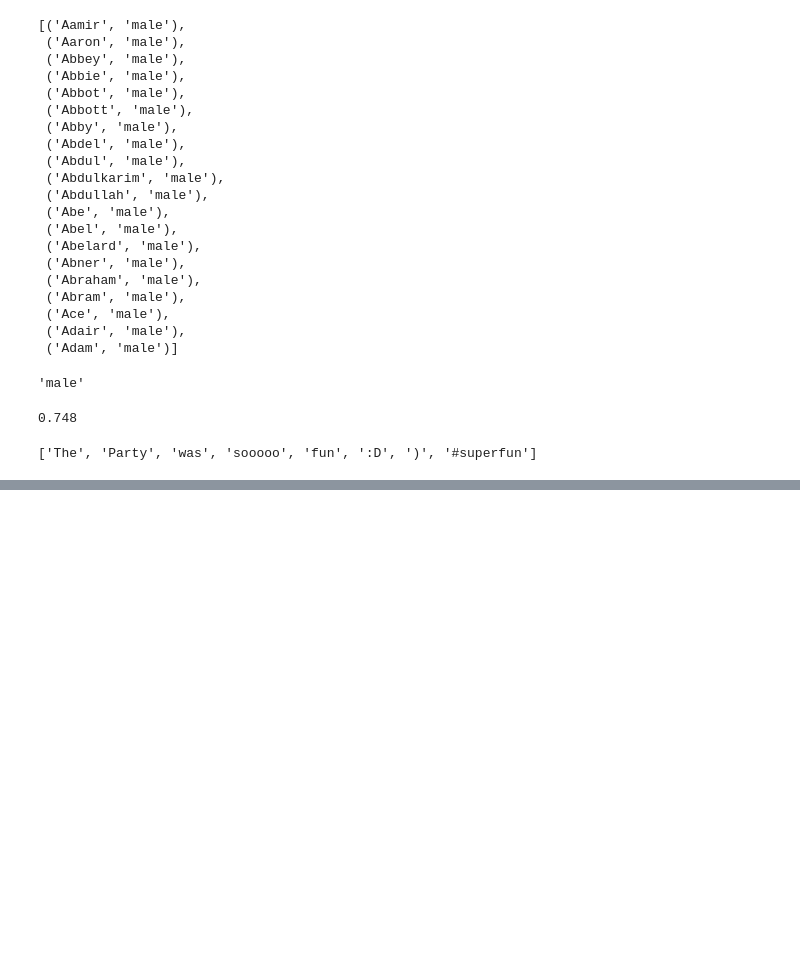
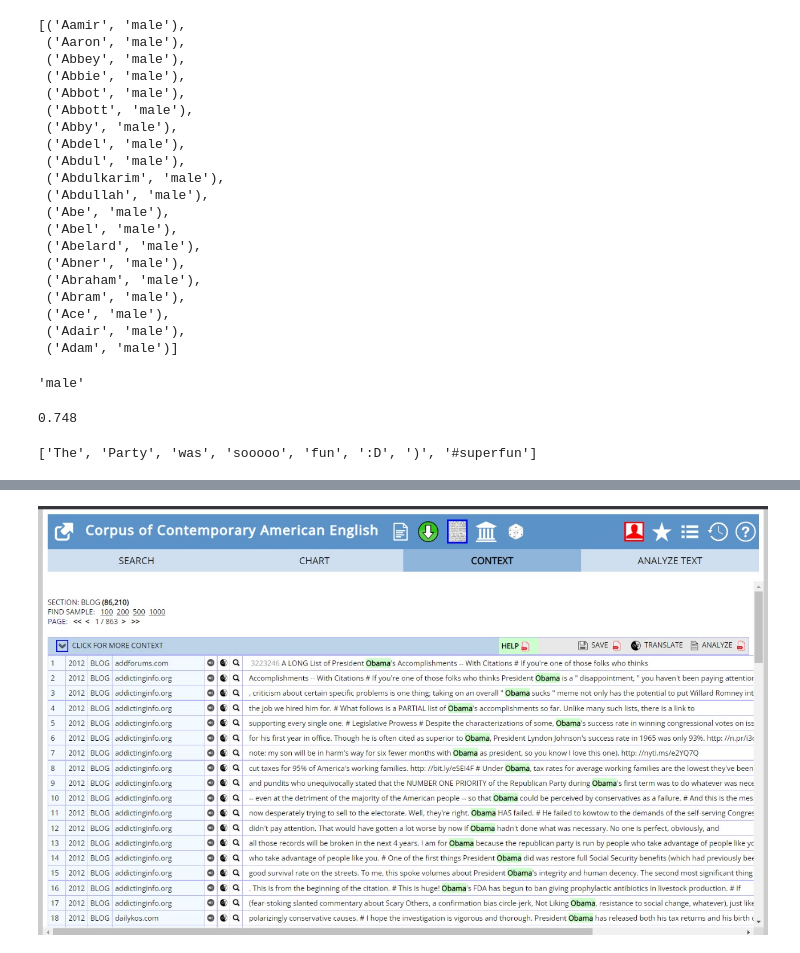
Before and after one commit to Samriddh2703/NLP_tasks, a Jupyter notebook: NLPday2.ipynb, the cells around one changed output, grey strips where cells are left out. Cells and saved outputs as stored; diff of their text form; code cells hidden in the pictures; blank space fills up the shorter version.

```diff
--- a/NLPday2.ipynb
+++ b/NLPday2.ipynb
@@ -83,0 +97,4 @@ twtkn.tokenize(text)
+# %%
+Image('coca4.jpeg')
+# %% [output]
+[figure, added]
```
Also changed, not shown: parts of 5 cells of this notebook.
